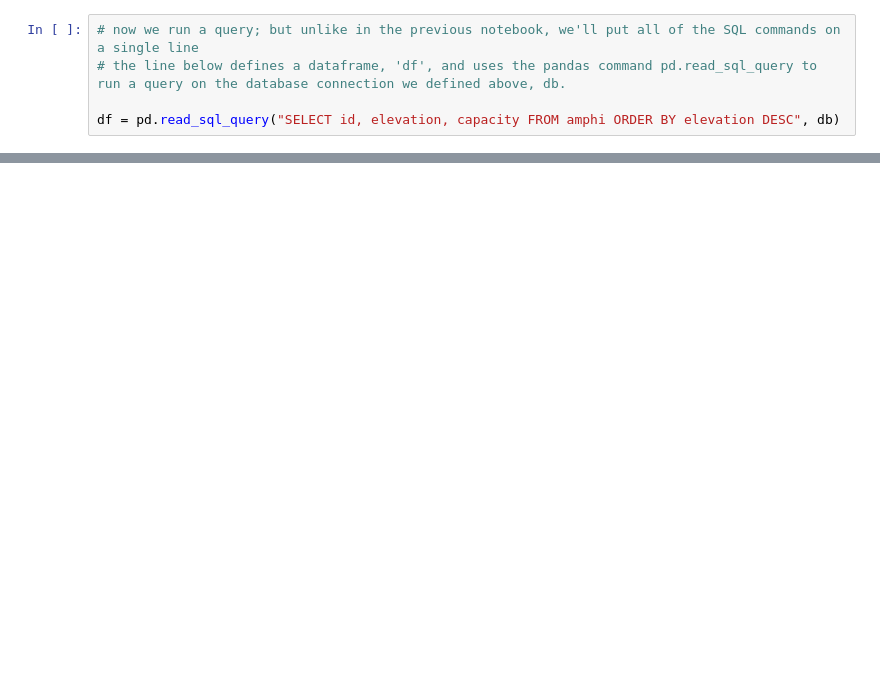
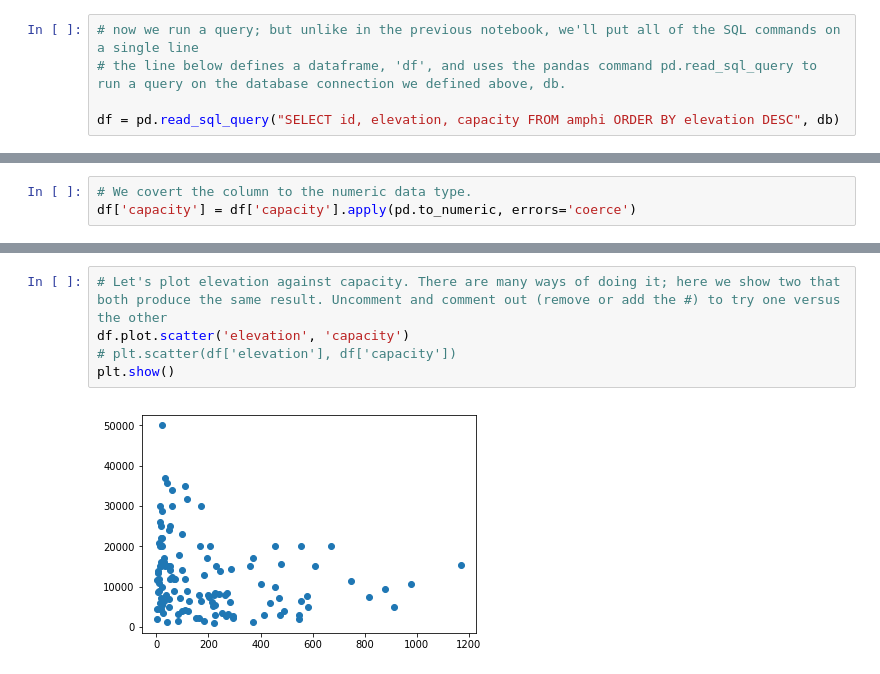
Before and after one commit to o-date/sqlite, a Jupyter notebook: visualizing results of sql query in python.ipynb, the cells around one changed output, grey strips where cells are left out. Cells and saved outputs as stored; diff of their text form; blank space fills up the shorter version.

```diff
--- a/visualizing results of sql query in python.ipynb
+++ b/visualizing results of sql query in python.ipynb
@@ -22,0 +54,3 @@ df[0:5]
+# %%
+# We covert the column to the numeric data type.
+df['capacity'] = df['capacity'].apply(pd.to_numeric, errors='coerce')
@@ -30,0 +88,7 @@ ImportError: matplotlib is required for plotting.
+# %%
+# Let's plot elevation against capacity. There are many ways of doing it; here we show two that both produce the same result. Uncomment and comment out (remove or add the #) to try one versus the other
+df.plot.scatter('elevation', 'capacity')
+# plt.scatter(df['elevation'], df['capacity'])
+plt.show()
+# %% [output]
+[figure, added]
```
Also changed, not shown: parts of 12 cells of this notebook.
